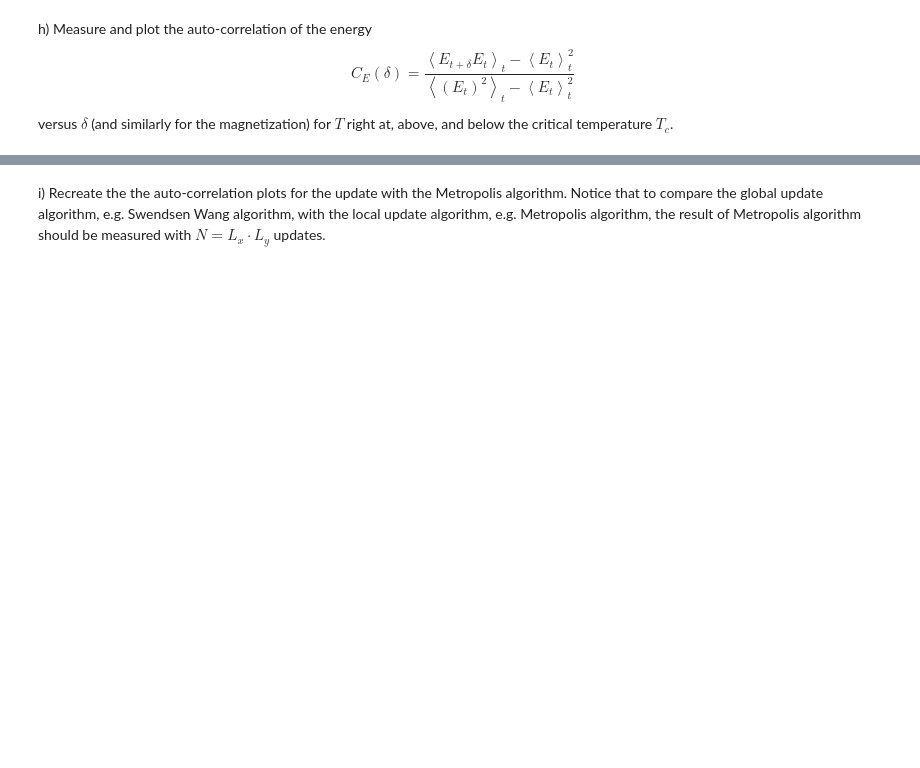
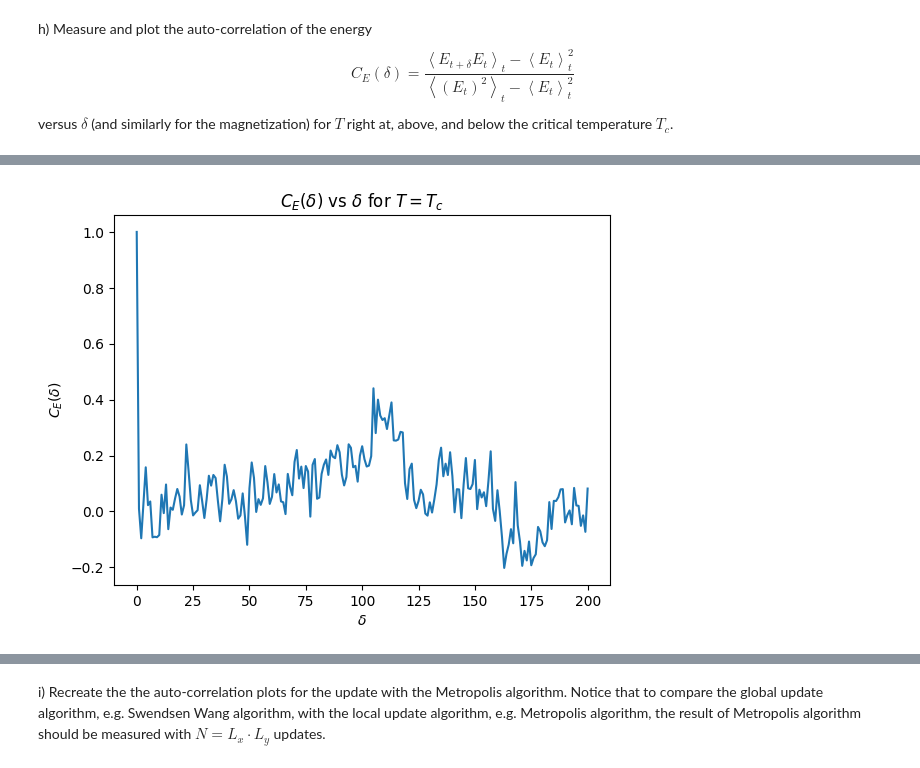
Before and after one commit to ericardomuten/TUM-PH2264, a Jupyter notebook: 1_classical_montecarlo/hw2_sub.ipynb, the cells around one changed output, grey strips where cells are left out. Saved outputs shown, nothing was run; the diff lists cells and outputs as text; code cells hidden in the pictures; blank space fills up the shorter version.

```diff
--- a/1_classical_montecarlo/hw2_sub.ipynb
+++ b/1_classical_montecarlo/hw2_sub.ipynb
@@ -379,0 +511,15 @@ spin_config, Es, Ms = swendsen_wang_loop(spin_config, bond_indices, T, Lx, Ly, N
+# %%
+# For temperature = Tc
+
+t = 300
+max_delta = Es_ave_list[1].shape[0] - t
+auto_corel_list = [auto_corel(Es_ave_list[1], t=t, delta=i) for i in range(max_delta + 1)]
+
+
+plt.plot([i for i in range(max_delta+1)], auto_corel_list)
+plt.xlabel('$δ$')
+plt.ylabel('$C_E(δ)$')
+plt.title('$C_E(δ)$ vs $δ$ for $T=T_c$')
+plt.show()
+# %% [output]
+[figure, added]
```
Also changed, not shown: parts of 7 cells of this notebook.
